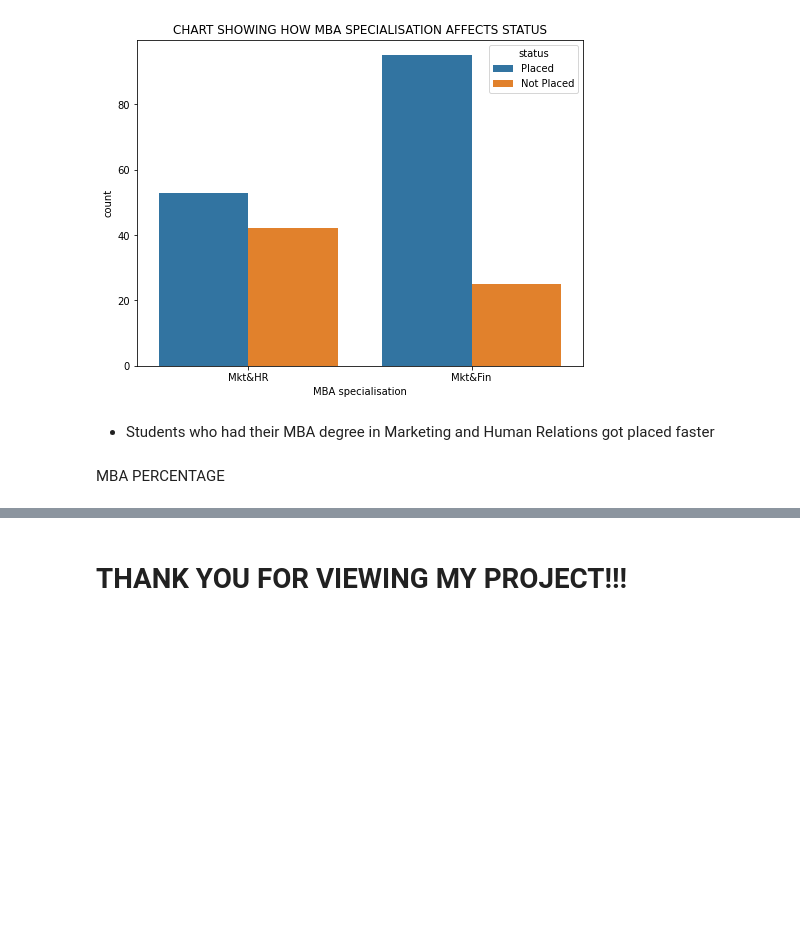
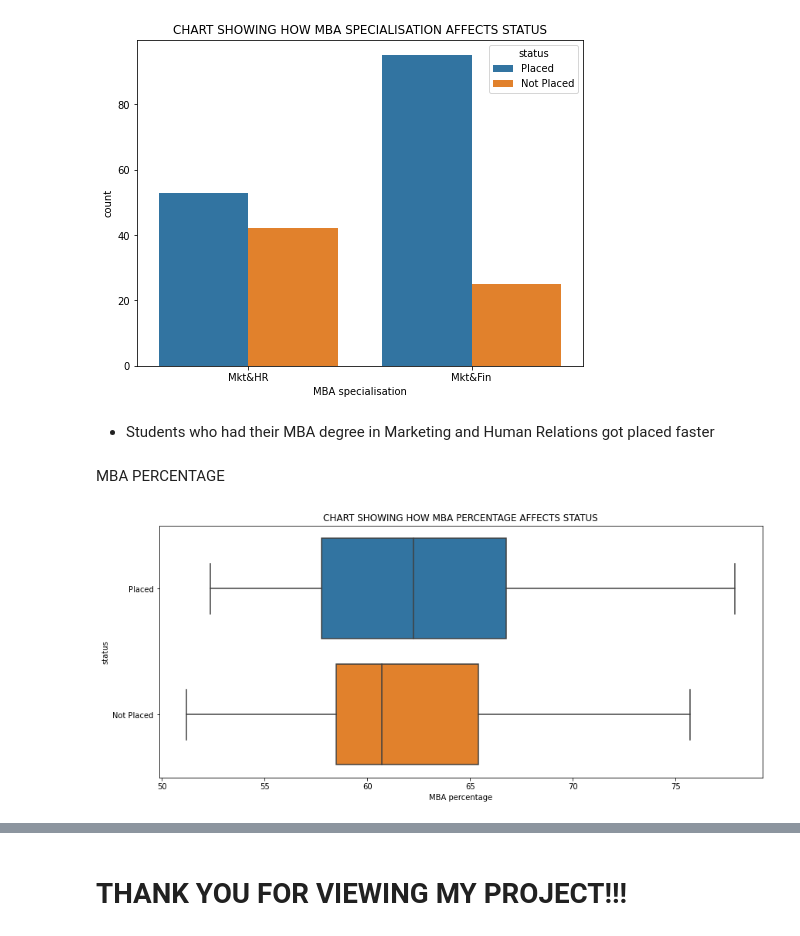
Before and after one commit to devchoplife/Campus-placement, a Jupyter notebook: school_placement.ipynb, the cells around one changed output, grey strips where cells are left out. Drawn from its saved outputs; the diff is of its cells as text; code cells hidden in the pictures; blank space fills up the shorter version.

```diff
--- a/school_placement.ipynb
+++ b/school_placement.ipynb
@@ -536,3 +536,11 @@ plt.show()
 * Students who had their MBA degree in Marketing and Human Relations got placed faster
 # %% [markdown]
 MBA PERCENTAGE
+# %%
+plt.figure(figsize = (14, 6))
+sns.boxplot('mba_p', 'status', data = pment)
+plt.xlabel("MBA percentage")
+plt.title("CHART SHOWING HOW MBA PERCENTAGE AFFECTS STATUS")
+plt.show()
+# %% [output]
+[figure, added]
```
Also changed, not shown: parts of 3 cells of this notebook.
